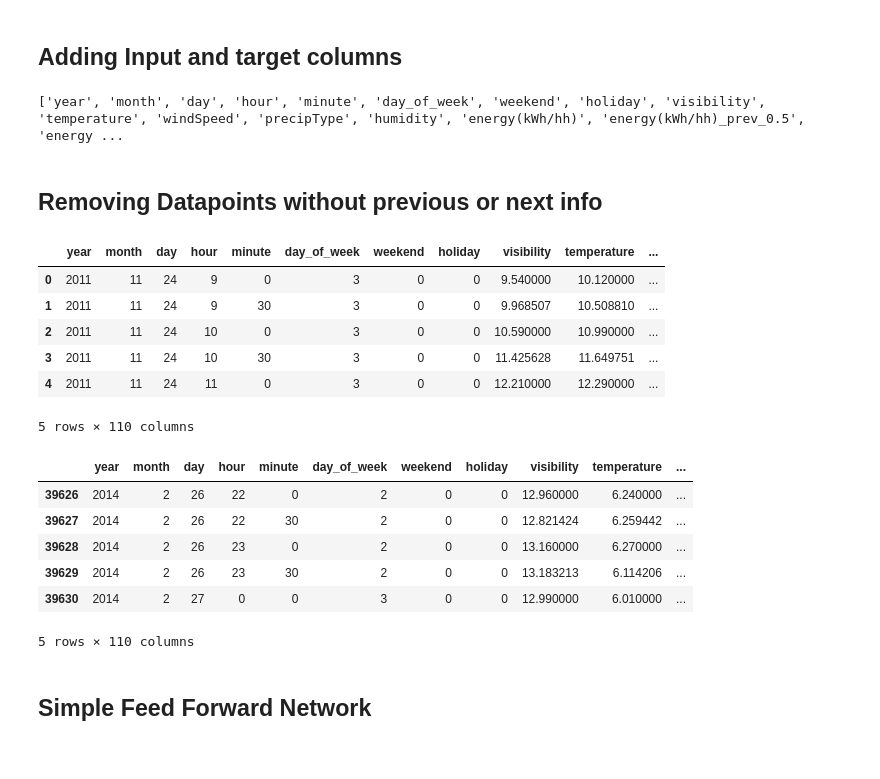
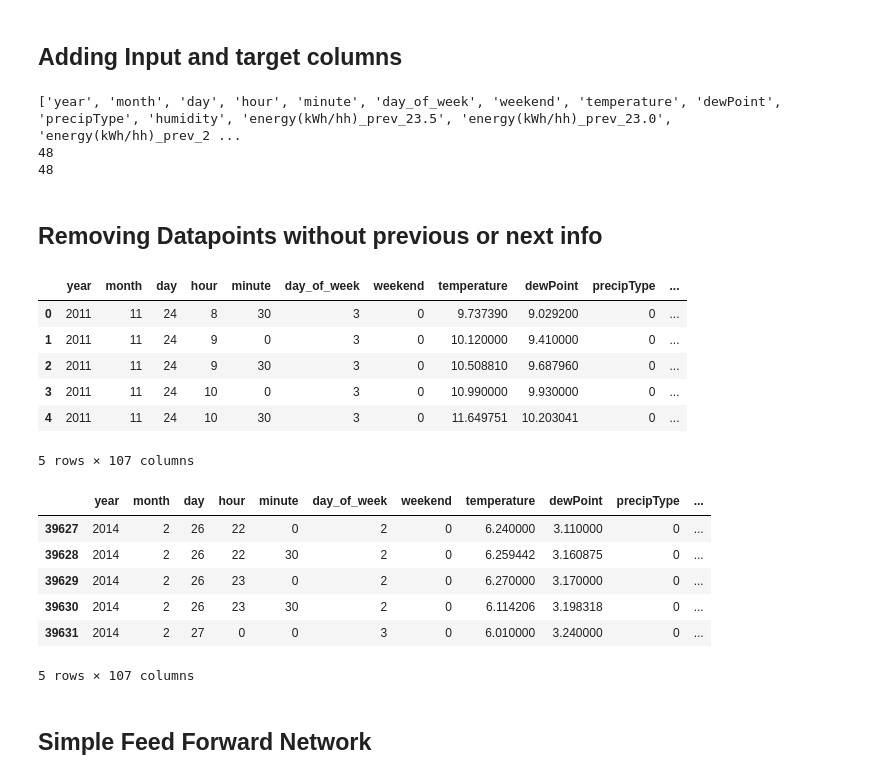
Before and after one commit to timdodge54/Power_Forecasting_With_DNN, a Jupyter notebook: src/Cody_Notebook.ipynb, the cells around one changed output. Saved outputs shown, nothing was run; the diff lists cells and outputs as text; code cells hidden in the pictures.

```diff
--- a/src/Cody_Notebook.ipynb
+++ b/src/Cody_Notebook.ipynb
@@ -18,14 +20,13 @@ from skorch import NeuralNetRegressor
 ## Loading in dataframe
 # %%
 data_path = '../processed_data.csv'
-data = pd.read_csv(data_path)
+data = pd.read_csv(data_path, index_col=0)
 data['energy(kWh/hh)'] = data['energy(kWh/hh)'].astype(float) / data['houses']
 display(data.head())
 
-energy_min = data['energy(kWh/hh)'].min()
-energy_max = data['energy(kWh/hh)'].max()
+scaler = MinMaxScaler()
 
-data['energy(kWh/hh)'] = (data['energy(kWh/hh)'].astype(float) - energy_min) / (energy_max - energy_min)
-data.info()
-data.head()
+data['energy(kWh/hh)'] = scaler.fit_transform(data[['energy(kWh/hh)']])
+display(data.info())
+display(data.head())
 # %% [output]
@@ -62,12 +66,14 @@ memory usage: 5.8+ MB
 ## Adding Input and target columns
 # %%
 
-data_mod = data.drop(['index','timestamp', 'houses', 'pressure', 'dewPoint'], axis=1)
-timesteps = 49
+data_mod = data.drop(['timestamp', 'holiday', 'houses', 'visibility', 'pressure', 'windSpeed'], axis=1)
+timesteps = 48
 
+columns_before = len(data_mod.columns.to_list())
 
-for i in range(1, timesteps):
-    data_mod['energy(kWh/hh)_prev_' + str(i*.5)] = data_mod['energy(kWh/hh)'].shift(i)
+for i in range(1, timesteps+1):
+    if i < timesteps:
+        data_mod['energy(kWh/hh)_prev_' + str(i*.5)] = data_mod['energy(kWh/hh)'].shift(i)
     data_mod['energy(kWh/hh)_next_' + str(i*.5)] = data_mod['energy(kWh/hh)'].shift(-i)
 
 
@@ -75,40 +81,46 @@ for i in range(1, timesteps):
 columns = data_mod.columns.to_list()
 columns.remove('energy(kWh/hh)')
 prev_column = [col for col in columns if 'prev' in col]
+prev_column.reverse()
 next_column = [col for col in columns if 'next' in col]
-columns = columns[:13] + ['energy(kWh/hh)'] + prev_column + next_column
+columns = columns[:columns_before-1] + prev_column + ['energy(kWh/hh)'] + next_column
 print(columns)
 
 data_mod = data_mod[columns]
+
+print(len(prev_column+['energy(kWh/hh)']))
+print(len(next_column))
 # %% [output]
-['year', 'month', 'day', 'hour', 'minute', 'day_of_week', 'weekend', 'holiday', 'visibility', 'temperature', 'windSpeed', 'precipType', 'humidity', 'energy(kWh/hh)', 'energy(kWh/hh)_prev_0.5', 'energy ...
+['year', 'month', 'day', 'hour', 'minute', 'day_of_week', 'weekend', 'temperature', 'dewPoint', 'precipType', 'humidity', 'energy(kWh/hh)_prev_23.5', 'energy(kWh/hh)_prev_23.0', 'energy(kWh/hh)_prev_2 ...
+48
+48
 # %% [markdown]
 ## Removing Datapoints without previous or next info
 # %%
 # Removing NaN value rows
-data_mod_clean = data_mod[data_mod[prev_column[-1]].notna()]
+data_mod_clean = data_mod[data_mod[prev_column[0]].notna()]
 data_mod_clean = data_mod_clean[data_mod_clean[next_column[-1]].notna()]
 data_mod_clean = data_mod_clean.reset_index(drop=True)
 
 data_mod_clean.to_csv('../processed_data_train.csv', index=False)
 
 display(data_mod_clean.head())
 display(data_mod_clean.tail())
 # %% [output]
-|  | year | month | day | hour | minute | day_of_week | weekend | holiday | visibility | temperature | ... |
-| 0 | 2011 | 11 | 24 | 9 | 0 | 3 | 0 | 0 | 9.540000 | 10.120000 | ... |
-| 1 | 2011 | 11 | 24 | 9 | 30 | 3 | 0 | 0 | 9.968507 | 10.508810 | ... |
-| 2 | 2011 | 11 | 24 | 10 | 0 | 3 | 0 | 0 | 10.590000 | 10.990000 | ... |
-| 3 | 2011 | 11 | 24 | 10 | 30 | 3 | 0 | 0 | 11.425628 | 11.649751 | ... |
-| 4 | 2011 | 11 | 24 | 11 | 0 | 3 | 0 | 0 | 12.210000 | 12.290000 | ... |
+|  | year | month | day | hour | minute | day_of_week | weekend | temperature | dewPoint | precipType | ... |
+| 0 | 2011 | 11 | 24 | 8 | 30 | 3 | 0 | 9.737390 | 9.029200 | 0 | ... |
+| 1 | 2011 | 11 | 24 | 9 | 0 | 3 | 0 | 10.120000 | 9.410000 | 0 | ... |
+| 2 | 2011 | 11 | 24 | 9 | 30 | 3 | 0 | 10.508810 | 9.687960 | 0 | ... |
+| 3 | 2011 | 11 | 24 | 10 | 0 | 3 | 0 | 10.990000 | 9.930000 | 0 | ... |
+| 4 | 2011 | 11 | 24 | 10 | 30 | 3 | 0 | 11.649751 | 10.203041 | 0 | ... |
-5 rows × 110 columns
+5 rows × 107 columns
-|  | year | month | day | hour | minute | day_of_week | weekend | holiday | visibility | temperature | ... |
-| 39626 | 2014 | 2 | 26 | 22 | 0 | 2 | 0 | 0 | 12.960000 | 6.240000 | ... |
-| 39627 | 2014 | 2 | 26 | 22 | 30 | 2 | 0 | 0 | 12.821424 | 6.259442 | ... |
-| 39628 | 2014 | 2 | 26 | 23 | 0 | 2 | 0 | 0 | 13.160000 | 6.270000 | ... |
-| 39629 | 2014 | 2 | 26 | 23 | 30 | 2 | 0 | 0 | 13.183213 | 6.114206 | ... |
-| 39630 | 2014 | 2 | 27 | 0 | 0 | 3 | 0 | 0 | 12.990000 | 6.010000 | ... |
+|  | year | month | day | hour | minute | day_of_week | weekend | temperature | dewPoint | precipType | ... |
+| 39627 | 2014 | 2 | 26 | 22 | 0 | 2 | 0 | 6.240000 | 3.110000 | 0 | ... |
+| 39628 | 2014 | 2 | 26 | 22 | 30 | 2 | 0 | 6.259442 | 3.160875 | 0 | ... |
+| 39629 | 2014 | 2 | 26 | 23 | 0 | 2 | 0 | 6.270000 | 3.170000 | 0 | ... |
+| 39630 | 2014 | 2 | 26 | 23 | 30 | 2 | 0 | 6.114206 | 3.198318 | 0 | ... |
+| 39631 | 2014 | 2 | 27 | 0 | 0 | 3 | 0 | 6.010000 | 3.240000 | 0 | ... |
-5 rows × 110 columns
+5 rows × 107 columns
 # %% [markdown]
 ## Simple Feed Forward Network
 # %%
```
Also changed, not shown: parts of 14 cells of this notebook, 4 other files.
